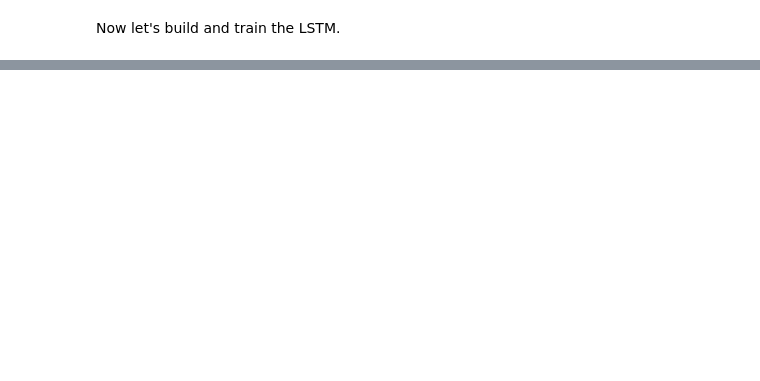
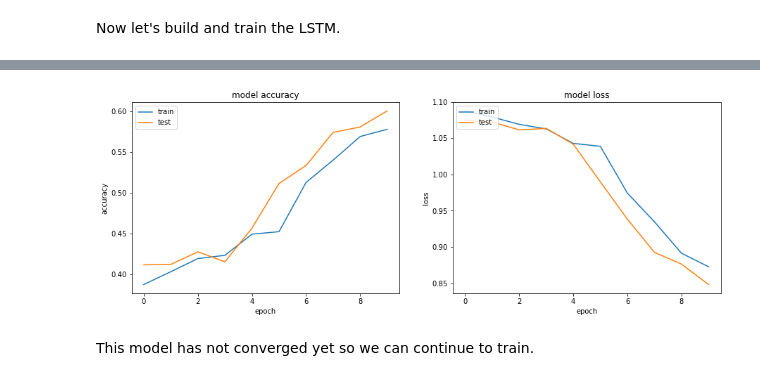
Before and after one commit to sltimmins/CS7322-Project, a Jupyter notebook: LSTM.ipynb, the cells around one changed output, grey strips where cells are left out. Saved outputs shown, nothing was run; the diff lists cells and outputs as text; code cells hidden in the pictures; blank space fills up the shorter version.

Commit message:
model needs more training

```diff
--- a/LSTM.ipynb
+++ b/LSTM.ipynb
@@ -129,10 +132,10 @@ print(len(X_train), len(X_test), len(X_val))
 With our dataset split we will now create a pre-trained embedding matrix using GloVe to be used with the LSTM.
 # %%
 %%time
-EMBED_SIZE = 300
-# the embed size should match the file you load glove from
+EMBED_SIZE = 50
+
 embeddings_index = {}
-f = open('glove.6B.300d.txt', encoding="utf8")
+f = open('glove.6B.50d.txt', encoding="utf8")
 # save key/array pairs of the embeddings
 #  the key of the dictionary is the word, the array is the embedding
 for line in f:
@@ -207,4 +214,15 @@ Non-trainable params: 60,934,800
 _________________________________________________________________
+# %%
+custom_callbacks = [
+    ModelCheckpoint(
+        filepath = 'best.h5',
+        monitor = 'val_acc',
+        mode = 'max',
+        verbose = 1,
+        save_best_only = True
+    )
+]
 # %%
-history = lstm.fit(X_train, y_train_ohe, validation_data=(X_val, y_val_ohe), epochs=10, batch_size=64)
+history = lstm.fit(X_train, y_train_ohe, validation_data=(X_val, y_val_ohe),
+                   epochs=10, batch_size=64, callbacks=custom_callbacks)
 # %% [output]
@@ -215,0 +248,30 @@ Hint: If you want to see a list of allocated tensors when OOM happens, add repor
+# %%
+%matplotlib inline
+from matplotlib import pyplot as plt
+
+def plotHistory(history):
+    # summarize history for accuracy
+    plt.figure(figsize=(15,5))
+    plt.subplot(121)
+    plt.plot(history['acc'])
+    plt.plot(history['val_acc'])
+    plt.title('model accuracy')
+    plt.ylabel('accuracy')
+    plt.xlabel('epoch')
+    plt.legend(['train', 'test'], loc='upper left')
+
+    # summarize history for loss
+    plt.subplot(122)
+    plt.plot(history['loss'])
+    plt.plot(history['val_loss'])
+    plt.title('model loss')
+    plt.ylabel('loss')
+    plt.xlabel('epoch')
+    plt.legend(['train', 'test'], loc='upper left')
+    plt.show()
+# %%
+plotHistory(history.history)
+# %% [output]
+[figure, added]
+# %% [markdown]
+This model has not converged yet so we can continue to train.
```
Also changed, not shown: parts of 13 cells of this notebook, 1 other file.
